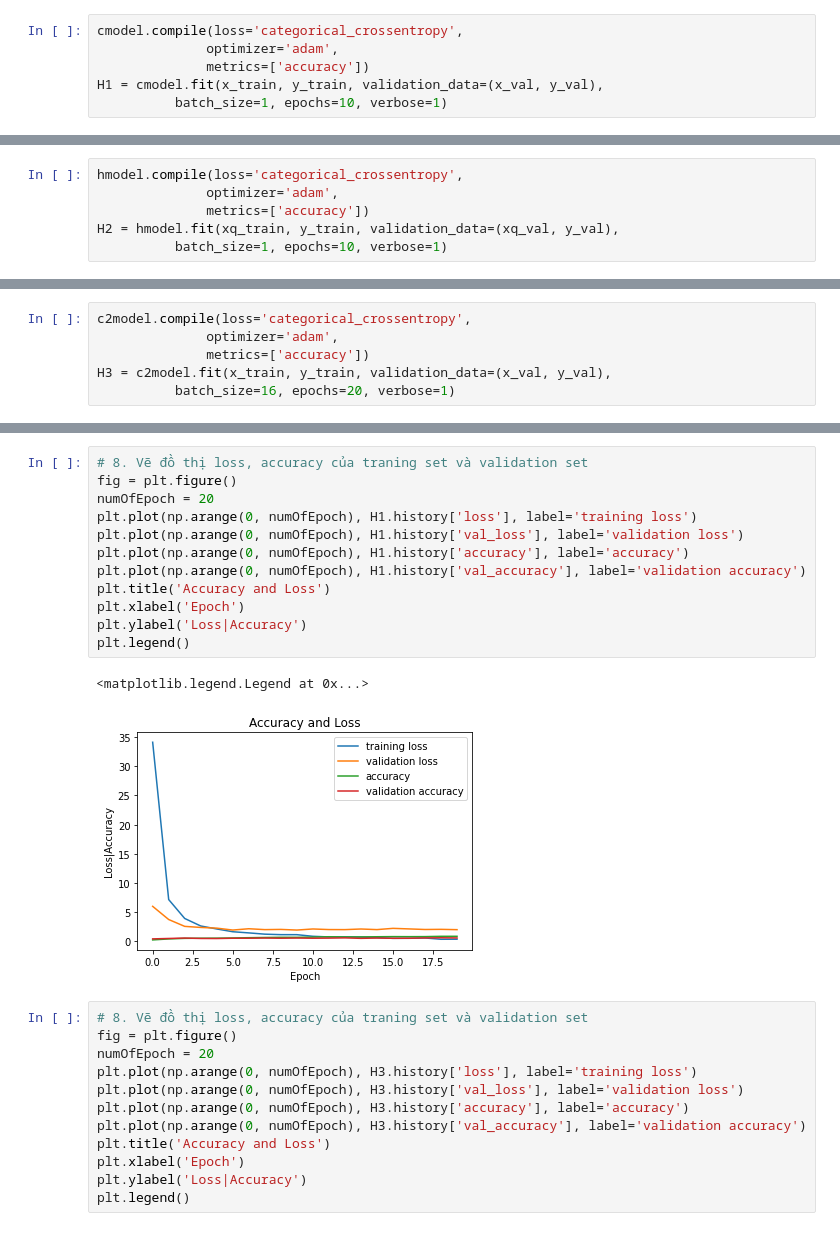
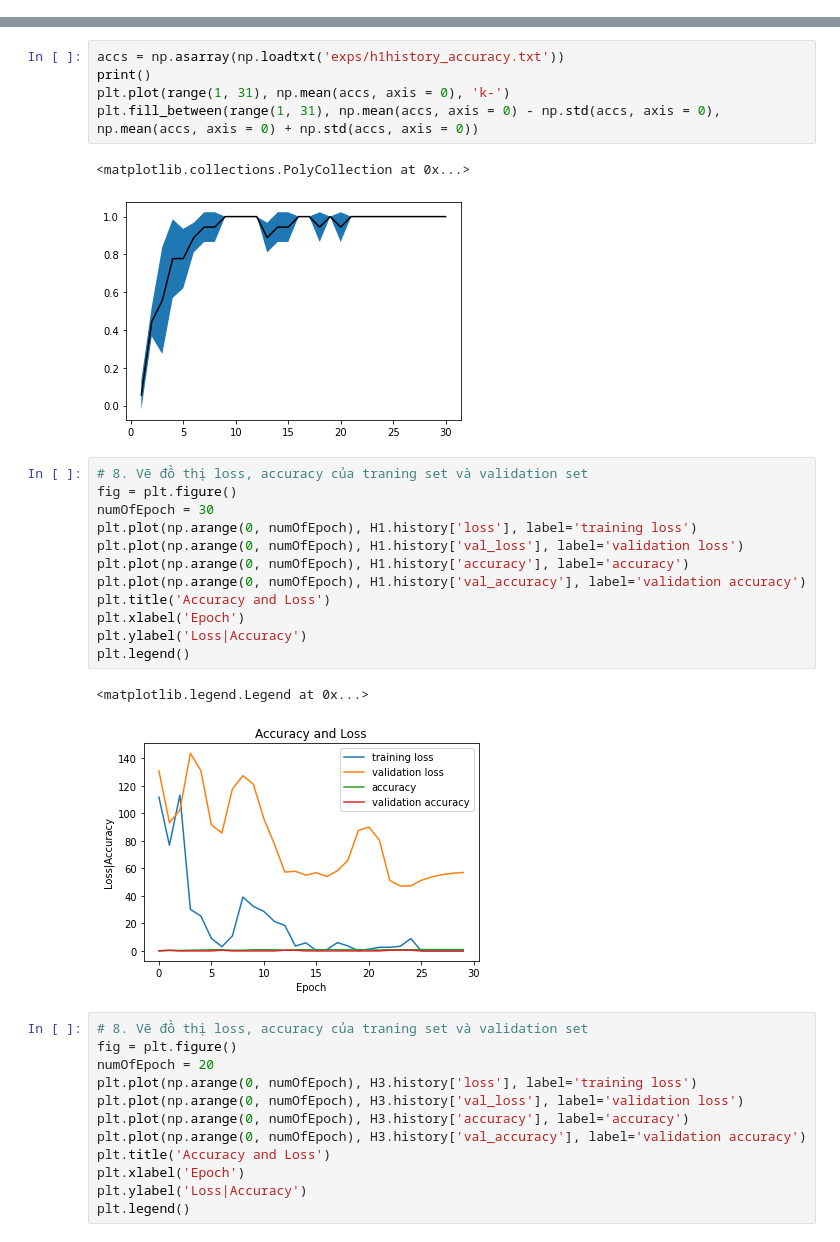
Before and after one commit to vutuanhai237/DynamicQNN, a Jupyter notebook: codes/baseline.ipynb, the cells around one changed output, grey strips where cells are left out. Cells and saved outputs as stored; diff of their text form.

```diff
--- a/codes/baseline.ipynb
+++ b/codes/baseline.ipynb
@@ -21,6 +12,0 @@ hmodel = classical_part.hybrid_model()
-# %%
-cmodel.compile(loss='categorical_crossentropy',
-              optimizer='adam',
-              metrics=['accuracy'])
-H1 = cmodel.fit(x_train, y_train, validation_data=(x_val, y_val),
-          batch_size=1, epochs=10, verbose=1)
@@ -48,6 +12,0 @@ Epoch 10/10
-# %%
-hmodel.compile(loss='categorical_crossentropy',
-              optimizer='adam',
-              metrics=['accuracy'])
-H2 = hmodel.fit(xq_train, y_train, validation_data=(xq_val, y_val),
-          batch_size=1, epochs=10, verbose=1)
@@ -80,6 +12,0 @@ print(cmodel.evaluate(x_test, y_test))
-# %%
-c2model.compile(loss='categorical_crossentropy',
-              optimizer='adam',
-              metrics=['accuracy'])
-H3 = c2model.fit(x_train, y_train, validation_data=(x_val, y_val),
-          batch_size=16, epochs=20, verbose=1)
@@ -92,18 +70,26 @@ TypeError: in user code:
+# %%
+accs = np.asarray(np.loadtxt('exps/h1history_accuracy.txt'))
+print()
+plt.plot(range(1, 31), np.mean(accs, axis = 0), 'k-')
+plt.fill_between(range(1, 31), np.mean(accs, axis = 0) - np.std(accs, axis = 0), np.mean(accs, axis = 0) + np.std(accs, axis = 0))
+# %% [output]
+<matplotlib.collections.PolyCollection at 0x...>
+[figure, added]
 # %%
 # 8. Vẽ đồ thị loss, accuracy của traning set và validation set
 fig = plt.figure()
-numOfEpoch = 20
+numOfEpoch = 30
 plt.plot(np.arange(0, numOfEpoch), H1.history['loss'], label='training loss')
 plt.plot(np.arange(0, numOfEpoch), H1.history['val_loss'], label='validation loss')
 plt.plot(np.arange(0, numOfEpoch), H1.history['accuracy'], label='accuracy')
 plt.plot(np.arange(0, numOfEpoch), H1.history['val_accuracy'], label='validation accuracy')
 plt.title('Accuracy and Loss')
 plt.xlabel('Epoch')
 plt.ylabel('Loss|Accuracy')
 plt.legend()
 # %% [output]
 <matplotlib.legend.Legend at 0x...>
-[figure, old version]
+[figure, new version]
 # %%
 # 8. Vẽ đồ thị loss, accuracy của traning set và validation set
 fig = plt.figure()
```
Also changed, not shown: parts of 8 cells of this notebook, 20 other files.
